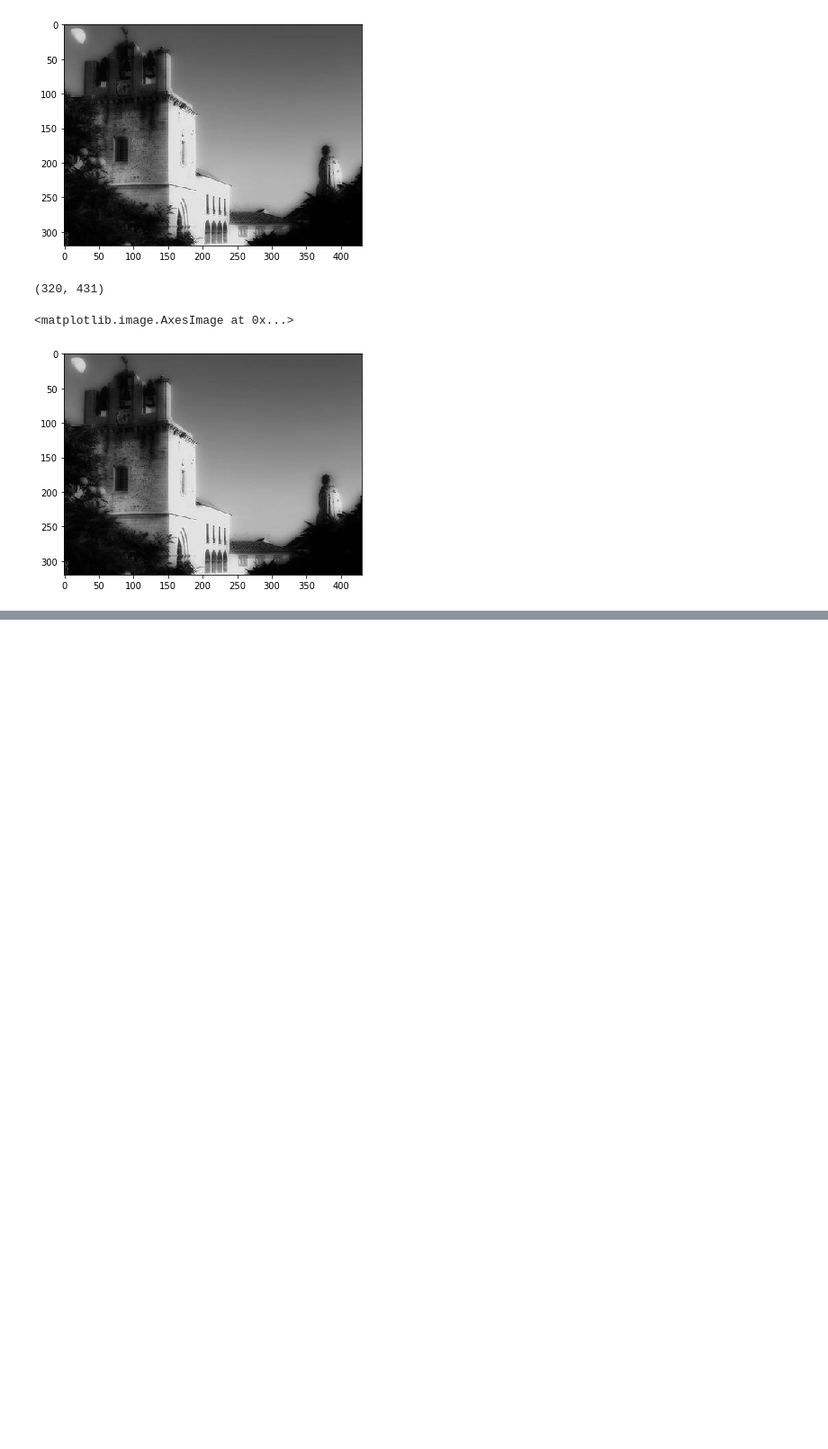
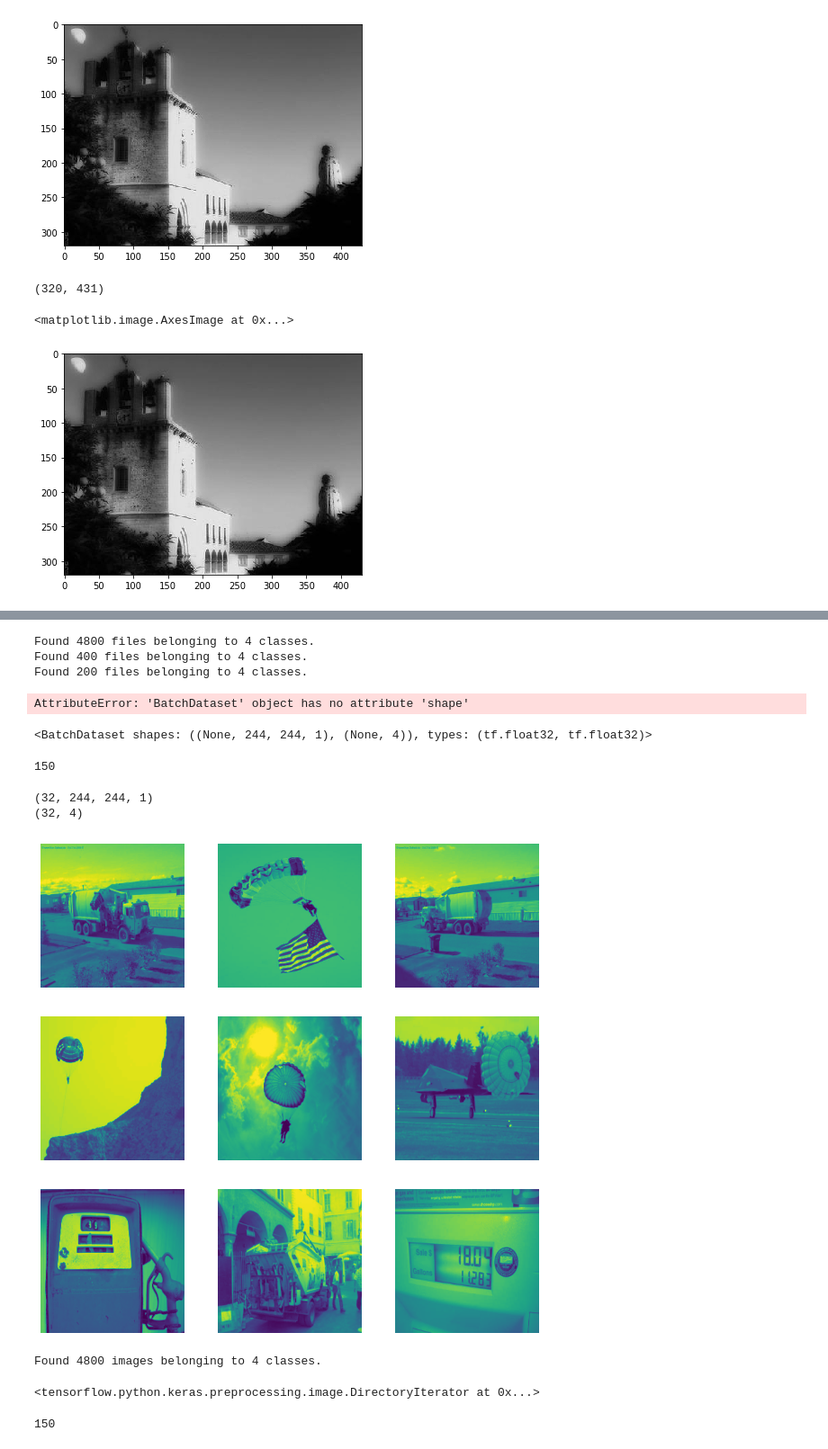
Before and after one commit to LukeScales1/ee544-computer-vision, a Jupyter notebook: notebooks/exploration.ipynb, the cells around one changed output, grey strips where cells are left out. Shown: that part at 90% size. Drawn from its saved outputs; the diff is of its cells as text; code cells hidden in the pictures; blank space fills up the shorter version.

Commit message:
data loading scripts folder mgmt utils added, data_check moved to vgg lite and initial model params explored

```diff
--- a/notebooks/exploration.ipynb
+++ b/notebooks/exploration.ipynb
@@ -152,0 +161,61 @@ io.imshow(img1)
+# %%
+from vgglite_1 import load_data
+(train_data, val_data, test_data) = load_data.load()
+print(train_data.shape)
+# %% [output]
+Found 4800 files belonging to 4 classes.
+Found 400 files belonging to 4 classes.
+Found 200 files belonging to 4 classes.
+AttributeError: 'BatchDataset' object has no attribute 'shape'
+# %%
+train_data
+# %% [output]
+<BatchDataset shapes: ((None, 244, 244, 1), (None, 4)), types: (tf.float32, tf.float32)>
+# %%
+len(train_data)
+# %% [output]
+150
+# %%
+for img_batch, labels in train_data:
+    print(img_batch.shape)
+    print(labels.shape)
+    break
+# %% [output]
+(32, 244, 244, 1)
+(32, 4)
+# %%
+import matplotlib.pyplot as plt
+
+plt.figure(figsize=(10, 10))
+for images, labels in train_data.take(1):
+  for i in range(9):
+    ax = plt.subplot(3, 3, i + 1)
+    plt.imshow(images[i].numpy().astype("uint8"))
+    plt.axis("off")
+# %% [output]
+[figure, added]
+# %%
+from tensorflow.keras.preprocessing.image import ImageDataGenerator
+
+train_datagen = ImageDataGenerator(
+        rescale=1./255,
+        shear_range=0.2,
+        zoom_range=0.2,
+        horizontal_flip=True)
+
+data = train_datagen.flow_from_directory(
+    directory=f"{data_root}/train",
+    target_size=(244, 244),
+    color_mode="grayscale",
+    classes=None,
+    class_mode="categorical",
+    batch_size=32,
+)
+data
+# %% [output]
+Found 4800 images belonging to 4 classes.
+<tensorflow.python.keras.preprocessing.image.DirectoryIterator at 0x...>
+# %%
+len(data)
+# %% [output]
+150
```
Also changed, not shown: parts of 13 cells of this notebook, 4 other files.
